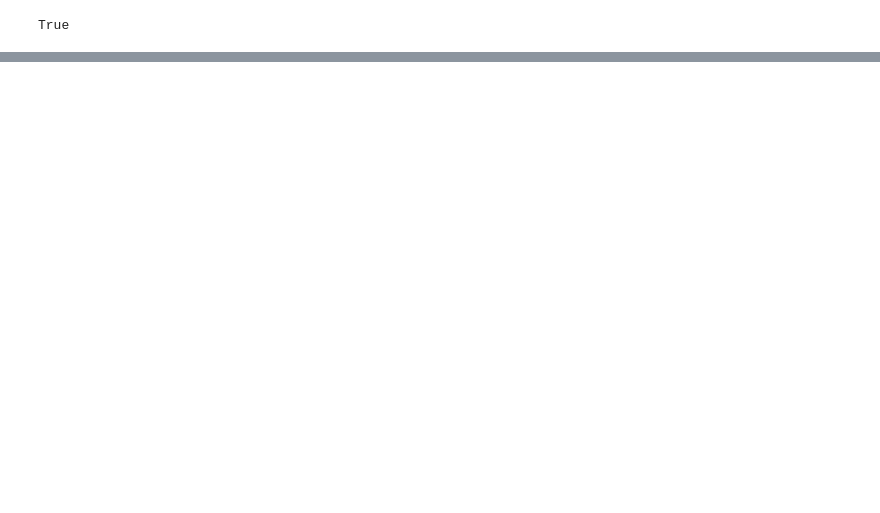
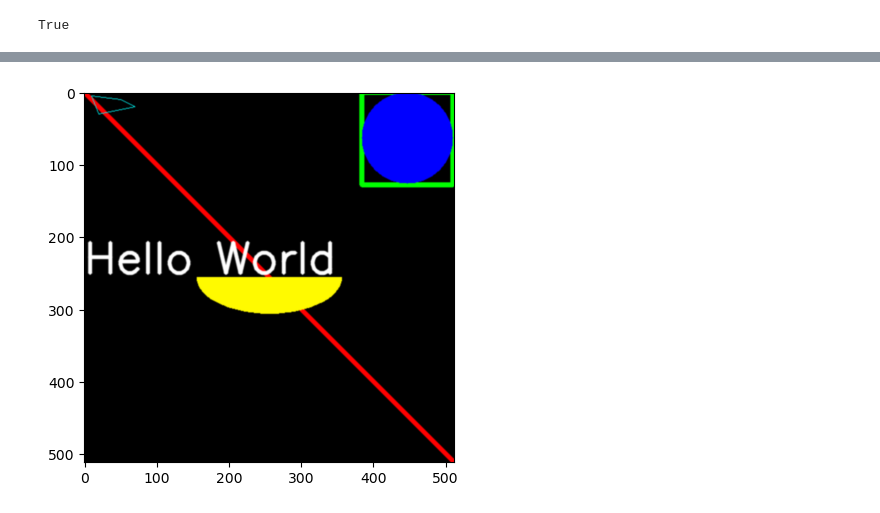
Before and after one commit to Xxash0/IP2023, a Jupyter notebook: 1-2.ipynb, the cells around one changed output, grey strips where cells are left out. Drawn from its saved outputs; the diff is of its cells as text; code cells hidden in the pictures; blank space fills up the shorter version.

```diff
--- a/1-2.ipynb
+++ b/1-2.ipynb
@@ -37,0 +87,39 @@ plt.show()
+# %%
+import numpy as np
+import cv2
+from matplotlib import pyplot as plt
+
+# Create a black image
+img = np.zeros((512,512,3), np.uint8)
+
+# Draw a diagonal blue line with thickness of 5 px
+img = cv2.line(img,(0,0),(511,511),(255,0,0),5)
+#img = cv2.line(img,[(0,0)좌표],[(511,511)좌표],[(255,0,0)]색상,[5선굵기])
+
+#Drawing Rectangle
+img = cv2.rectangle(img,(384,0),(510,128),(0,255,0),6)
+#img = cv2.rectangle([img,(384,0)좌표],[(510,128)좌표],[(0,255,0)색상],[6]굵기)
+
+#Drawing Circle
+img = cv2.circle(img,(447,63), 63, (0,0,255), -1)
+#img = cv2.circle([img,(447,63)원 중심 점], [63넓이], [(0,0,255)색상], [-1선굵기])
+
+#Drawing Ellipse
+img = cv2.ellipse(img,(256,256),(100,50),0,0,180,(255,250),-1)
+#img = cv2.ellipse([img,(256,256)중앙점],[(100,50)(가로,세로)],[0기울기],[0,180 360도 중 0~180도 까지],[255로만 할시 r = 255 g =0 b=0 색상정하기],[-1선굵기])
+
+#Drawing Polygon
+pts = np.array([[10,5],[20,30],[70,20],[50,10]], np.int32)
+pts = pts.reshape((-1,1,2))#질문해보자
+img = cv2.polylines(img,[pts],True,(0,255,255))
+
+#Adding Text to Images
+font = cv2.FONT_HERSHEY_SIMPLEX #폰트 지정
+cv2.putText(img,'Hello World',(0,250), font, 2,(255,255,255),4,cv2.LINE_AA)
+#cv2.putText(img,['OpenCV'text],[(0,250)시작 지점], [(font=함수)=위에 지정한 폰트], [4크기],[(255,255,255)색상],[2굵기],cv2.LINE_AA)
+
+
+plt.imshow(img, cmap = 'plasma', interpolation = 'bicubic')
+plt.show()
+# %% [output]
+[figure, added]
```
Also changed, not shown: parts of 4 cells of this notebook, 1 other file.
